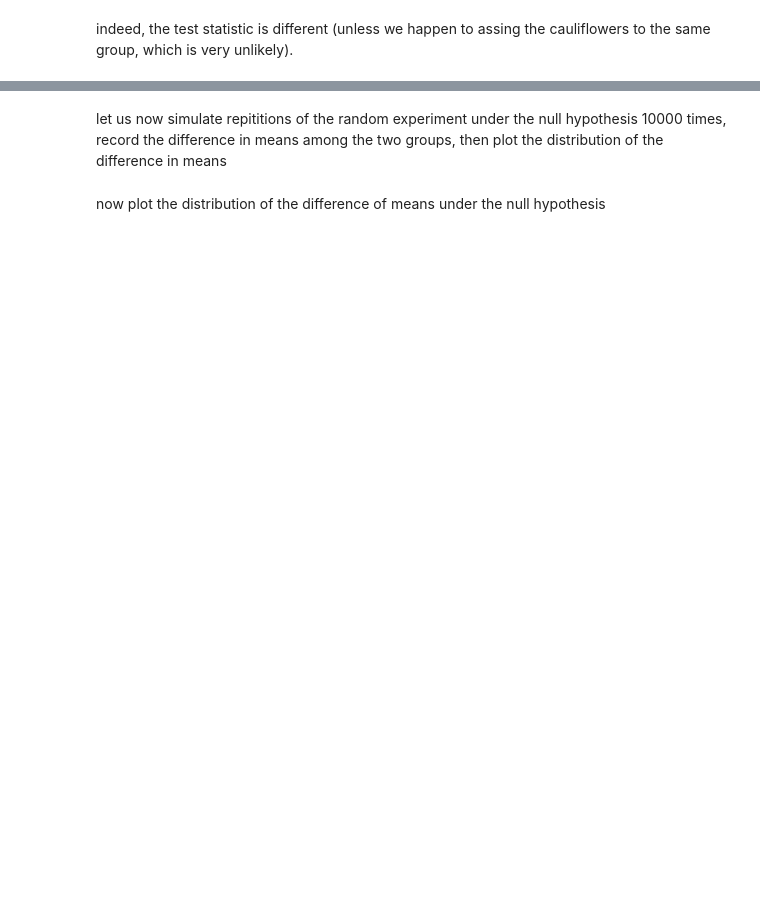
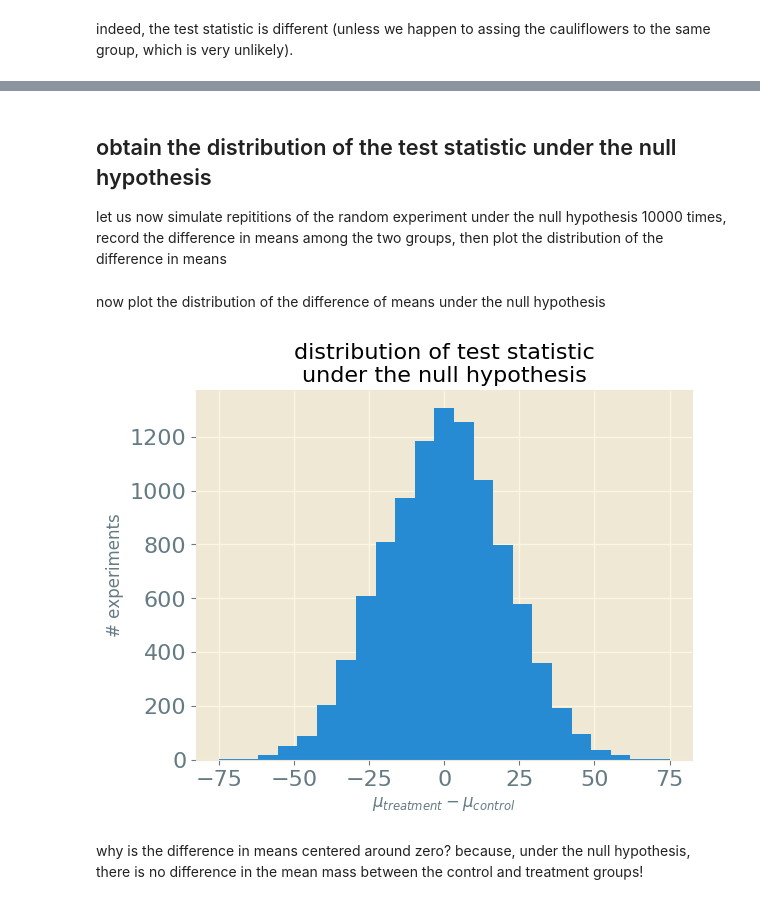
Before and after one commit to SimonEnsemble/data_science_course, a Jupyter notebook: lectures/permutation_test/Permutation tests.ipynb, the cells around one changed output, grey strips where cells are left out. Drawn from its saved outputs; the diff is of its cells as text; code cells hidden in the pictures; blank space fills up the shorter version.

```diff
--- a/lectures/permutation_test/Permutation tests.ipynb
+++ b/lectures/permutation_test/Permutation tests.ipynb
@@ -166,4 +201,6 @@ difference_in_means(df, :shuffled_group)
 # %% [markdown]
+## obtain the distribution of the test statistic under the null hypothesis
+
 let us now simulate repititions of the random experiment under the null hypothesis 10000 times, record the difference in means among the two groups, then plot the distribution of the difference in means
 # %%
 nb_sims = 10000 # number of simulations to run
@@ -177,3 +214,16 @@ for s = 1:nb_sims
 end
 # %% [markdown]
 now plot the distribution of the difference of means under the null hypothesis
+# %%
+bins = range(-75.0, stop=75.0, length=24) # so a bin is centered at zero
+
+figure()
+xlabel(L"$\mu_{treatment} - \mu_{control}$")
+ylabel("# experiments")
+title("distribution of test statistic\nunder the null hypothesis")
+hist(differences_in_means, bins=bins)
+show()
+# %% [output]
+[figure, added]
+# %% [markdown]
+why is the difference in means centered around zero? because, under the null hypothesis, there is no difference in the mean mass between the control and treatment groups!
```
Also changed, not shown: parts of 18 cells of this notebook.
